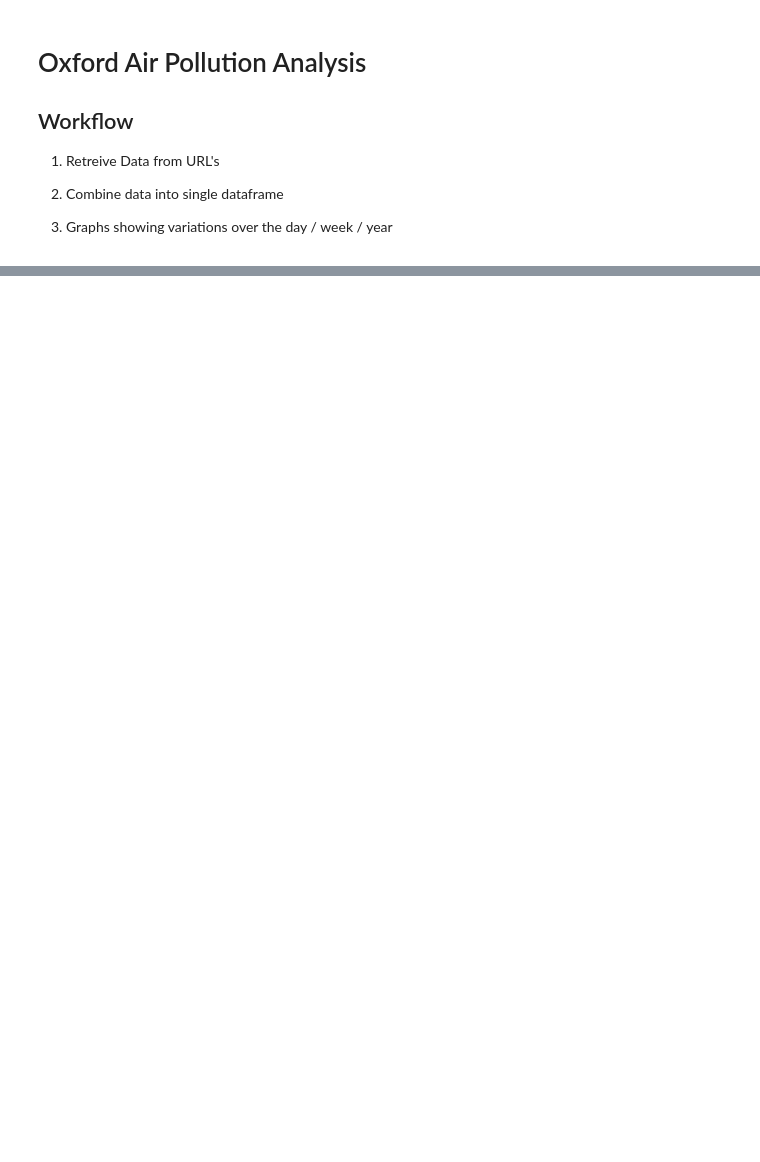
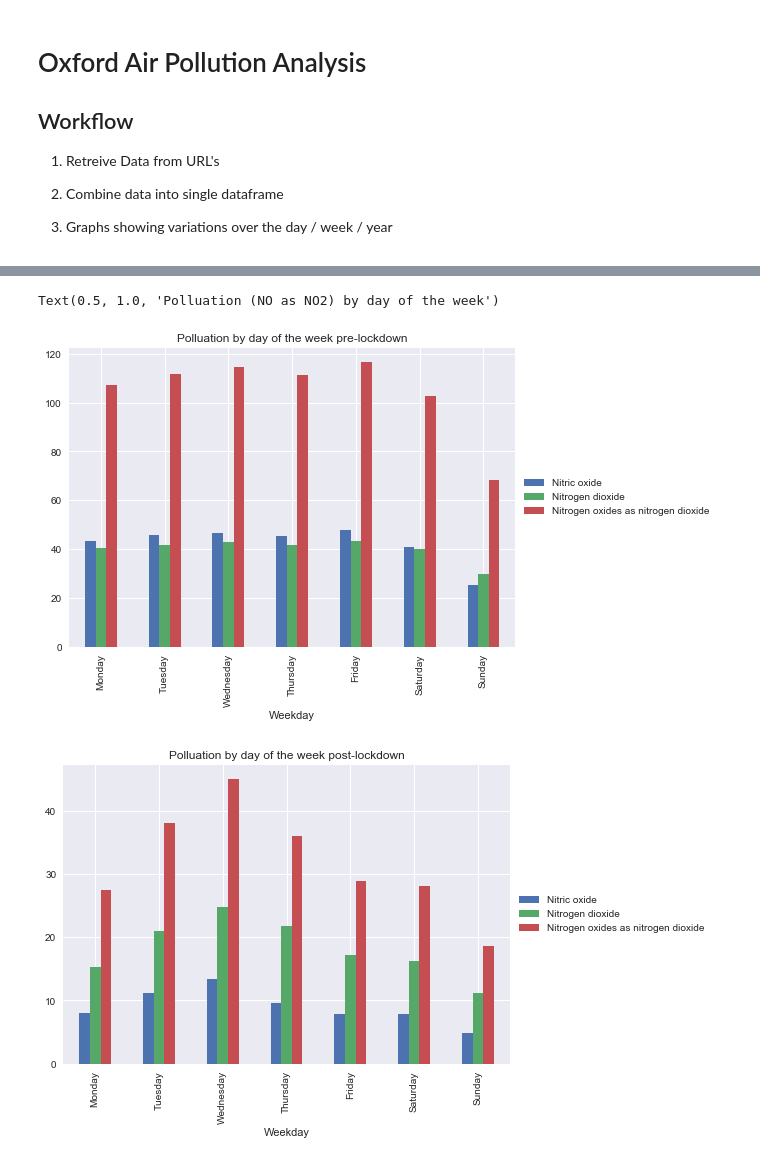
Before and after one commit to productivityboyz/Air-Pollution-Project, a Jupyter notebook: Oxford Analysis.ipynb, the cells around one changed output, grey strips where cells are left out. Cells and saved outputs as stored; diff of their text form; code cells hidden in the pictures; blank space fills up the shorter version.

```diff
--- a/Oxford Analysis.ipynb
+++ b/Oxford Analysis.ipynb
@@ -36,0 +69,27 @@ plot.set_ylim(0,None)
+# %%
+# resample the data to be daily by getting the average hourly reading
+data_total['Weekday'] = data_total.index.strftime('%A')
+weekday = ['Monday','Tuesday','Wednesday','Thursday','Friday','Saturday','Sunday']
+
+
+
+#create day of the week graph pre-lockdown
+data_total[data_total['Lockdown']=="Pre-lockdown"].groupby('Weekday').mean().reindex(weekday).plot(kind='bar')
+plt.legend(loc='center left',bbox_to_anchor=(1, 0.5)) #move the legend out of the plot
+plt.title('Polluation by day of the week pre-lockdown')
+
+#create day of the week graph post-lockdown
+data_total[data_total['Lockdown']=="Post-lockdown"].groupby('Weekday').mean().reindex(weekday).plot(kind='bar')
+plt.legend(loc='center left',bbox_to_anchor=(1, 0.5)) #move the legend out of the plot
+plt.title('Polluation by day of the week post-lockdown')
+
+day_pivot = data_total.pivot_table('Nitrogen oxides as nitrogen dioxide',
+                                   index=data_total['Weekday'],
+                                  columns=data_total['Lockdown'])
+day_pivot.reindex(weekday).plot(kind='bar')
+plt.legend(loc='center left',bbox_to_anchor=(1, 0.5)) #move the legend out of the plot
+plt.title('Polluation (NO as NO2) by day of the week')
+# %% [output]
+Text(0.5, 1.0, 'Polluation (NO as NO2) by day of the week')
+[figure, added]
+[figure, added]
```
Also changed, not shown: parts of 11 cells of this notebook.
